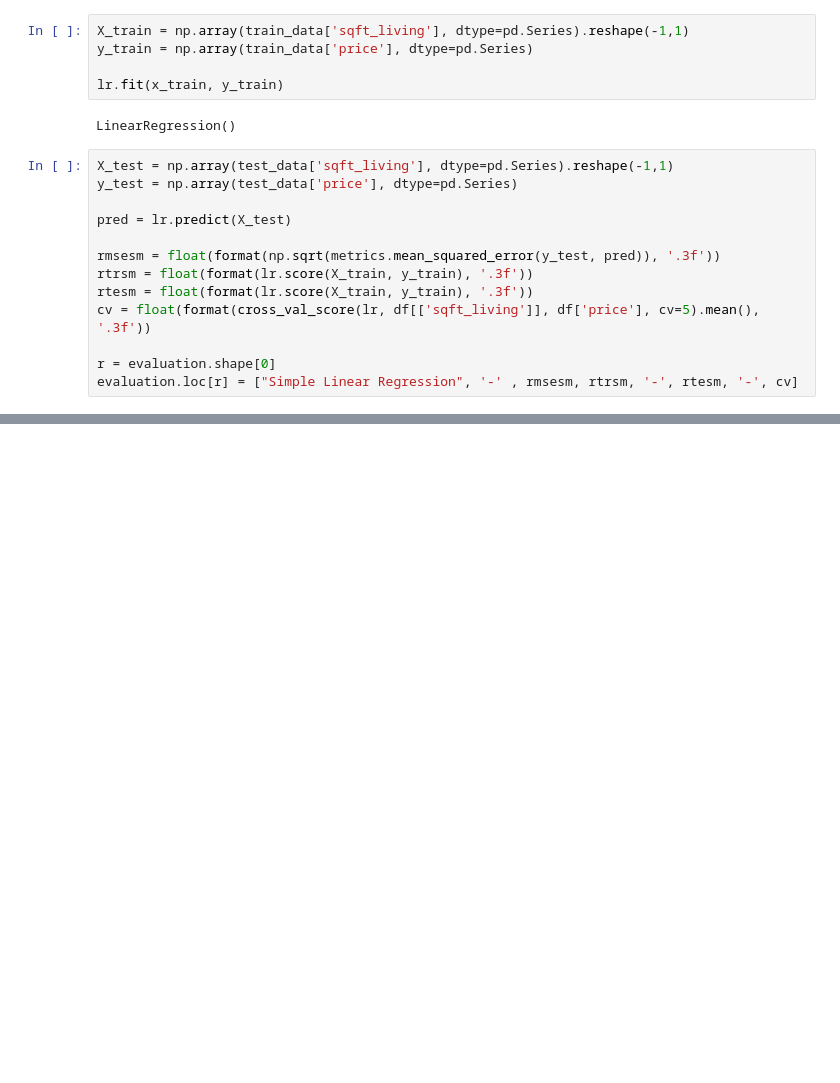
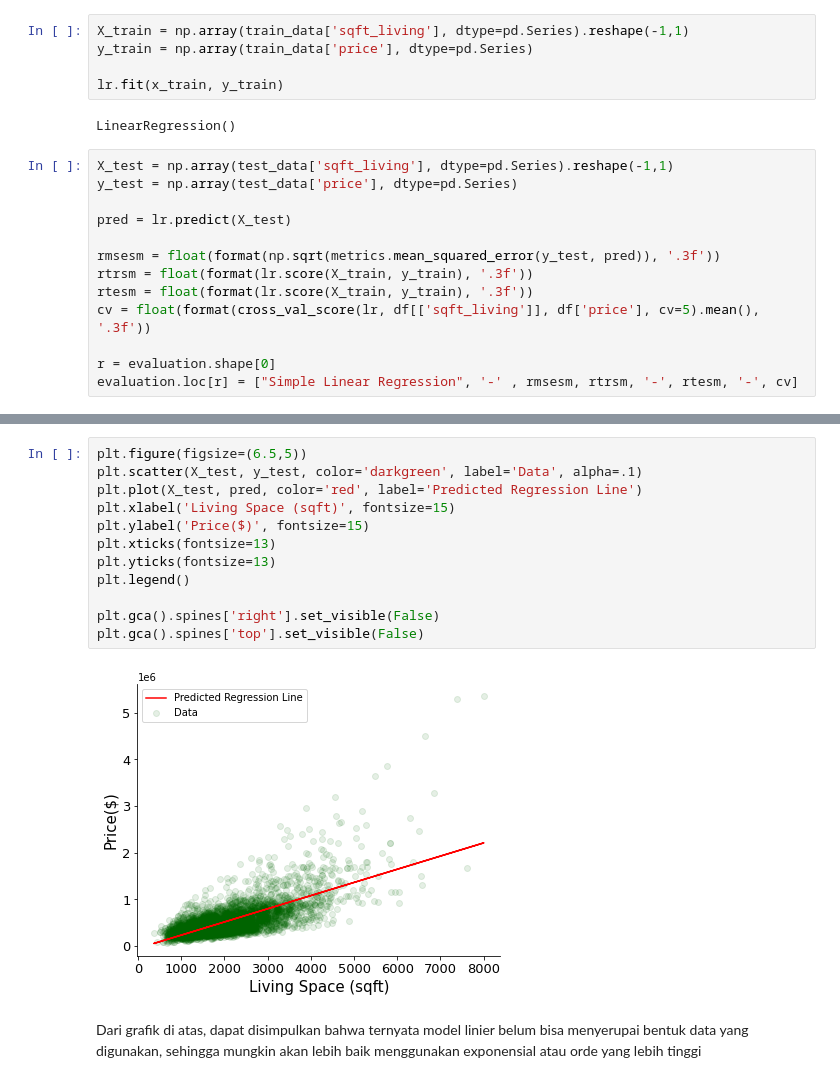
Before and after one commit to Abudavi700/EDA-Covid-using-Pyhon, a Jupyter notebook: Untitled.ipynb, the cells around one changed output, grey strips where cells are left out. Drawn from its saved outputs; the diff is of its cells as text; blank space fills up the shorter version.

```diff
--- a/Untitled.ipynb
+++ b/Untitled.ipynb
@@ -200 +191,17 @@ evaluation
 | 0 | Simple Linear Regression | - | 254289.149 | 0.492 | - | 0.492 | ... |
+# %%
+plt.figure(figsize=(6.5,5))
+plt.scatter(X_test, y_test, color='darkgreen', label='Data', alpha=.1)
+plt.plot(X_test, pred, color='red', label='Predicted Regression Line')
+plt.xlabel('Living Space (sqft)', fontsize=15)
+plt.ylabel('Price($)', fontsize=15)
+plt.xticks(fontsize=13)
+plt.yticks(fontsize=13)
+plt.legend()
+
+plt.gca().spines['right'].set_visible(False)
+plt.gca().spines['top'].set_visible(False)
+# %% [output]
+[figure, added]
+# %% [markdown]
+Dari grafik di atas, dapat disimpulkan bahwa ternyata model linier belum bisa menyerupai bentuk data yang digunakan, sehingga mungkin akan lebih baik menggunakan exponensial atau orde yang lebih tinggi
```
Also changed, not shown: parts of 24 cells of this notebook.
